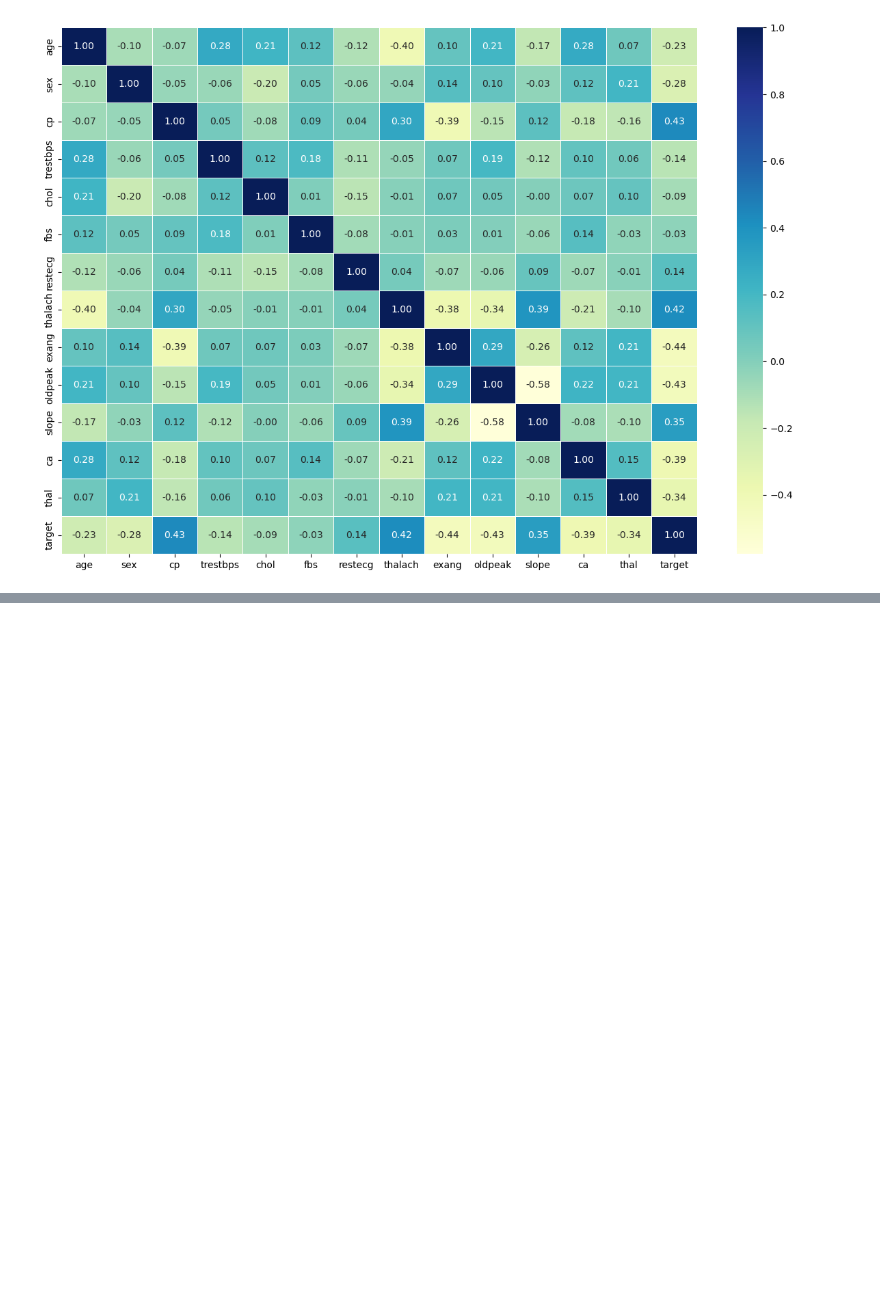
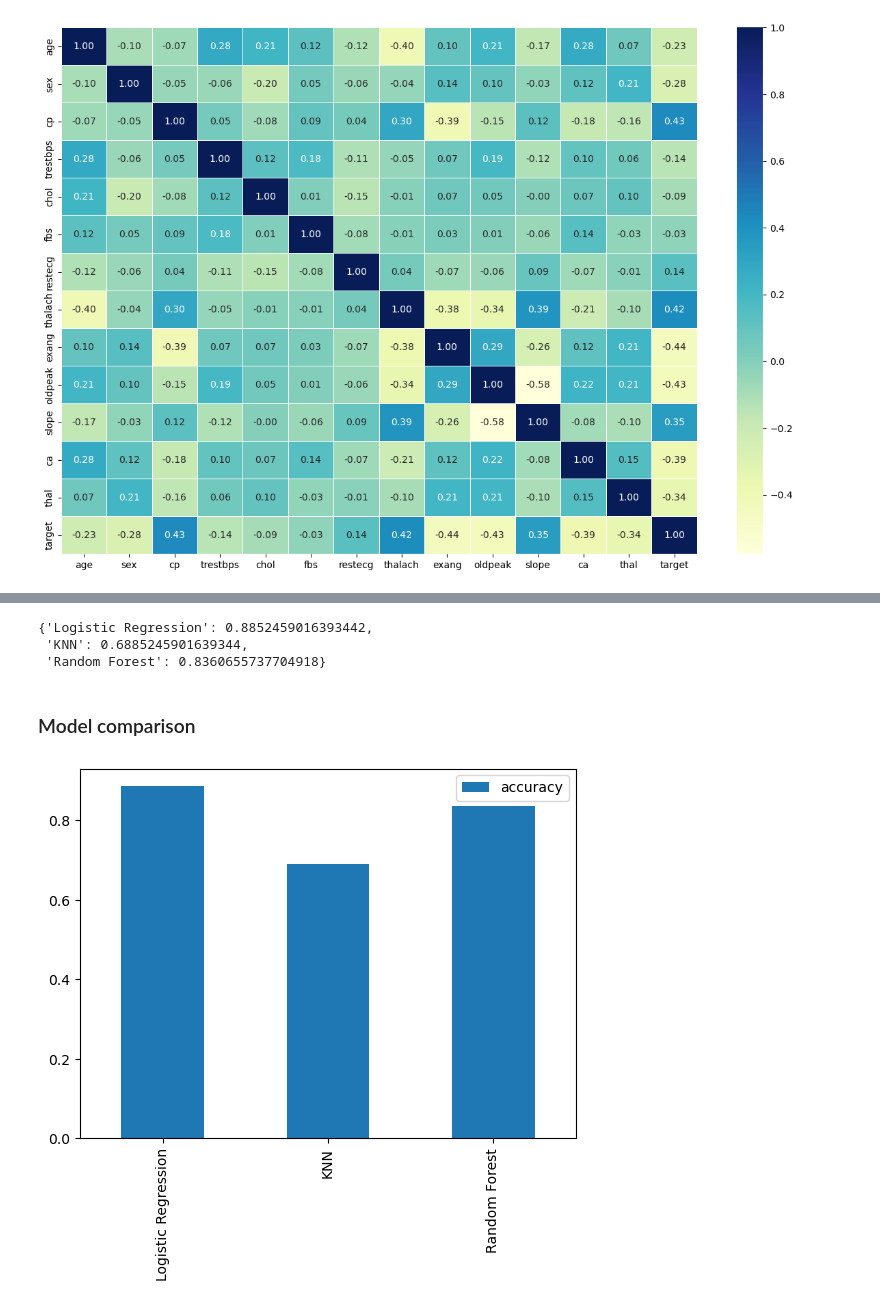
Before and after one commit to Nexi77/classifying-heart-diseases, a Jupyter notebook: heart_disease_classification.ipynb, the cells around one changed output, grey strips where cells are left out. Saved outputs shown, nothing was run; the diff lists cells and outputs as text; code cells hidden in the pictures; blank space fills up the shorter version.

Commit message:
feat(models): fit and score multiple models to find the best one

```diff
--- a/heart_disease_classification.ipynb
+++ b/heart_disease_classification.ipynb
@@ -289,0 +298,4 @@ plt.show()
+# %%
+# Split data into X and y
+X = heart_disease_df.drop("target", axis=1)
+y = heart_disease_df["target"]
@@ -289,0 +333,5 @@ plt.show()
+# %%
+# Split data into train and test sets
+np.random.seed(42)
+
+X_train, X_test, y_train, y_test = train_test_split(X, y, test_size=0.2)
@@ -289,0 +368,39 @@ plt.show()
+# %%
+# Put models in a dict
+models = {"Logistic Regression": LogisticRegression(max_iter=1100),"KNN": KNeighborsClassifier(),"Random Forest": RandomForestClassifier()}
+# Create a func to fit and score models
+def fit_and_score(models, X_train, X_test, y_train, y_test):
+    """
+    Fits and evaluates given ML models.
+    models: a dict of different Scikit-Learn ML models
+    X_train: training data (no labels)
+    X_test: testing data (no labels)
+    y_train: training labels
+    y_test: test labels
+    """
+    # Set random seed
+    np.random.seed(42)
+    # Make a dict to keep model scores
+    model_scores = {}
+    # Loop through models
+    for name, model in models.items():
+        # Fit the model to the data
+        model.fit(X_train, y_train)
+        # Evaluate the model and append it's score to model_score
+        model_scores[name] = model.score(X_test, y_test)
+    return model_scores
+# %%
+model_scores = fit_and_score(models, X_train, X_test, y_train, y_test)
+model_scores
+# %% [output]
+{'Logistic Regression': 0.8852459016393442,
+ 'KNN': 0.6885245901639344,
+ 'Random Forest': 0.8360655737704918}
+# %% [markdown]
+### Model comparison
+# %%
+model_compare = pd.DataFrame(model_scores, index=["accuracy"])
+model_compare.T.plot.bar()
+plt.show()
+# %% [output]
+[figure, added]
```
Also changed, not shown: parts of 10 cells of this notebook.
